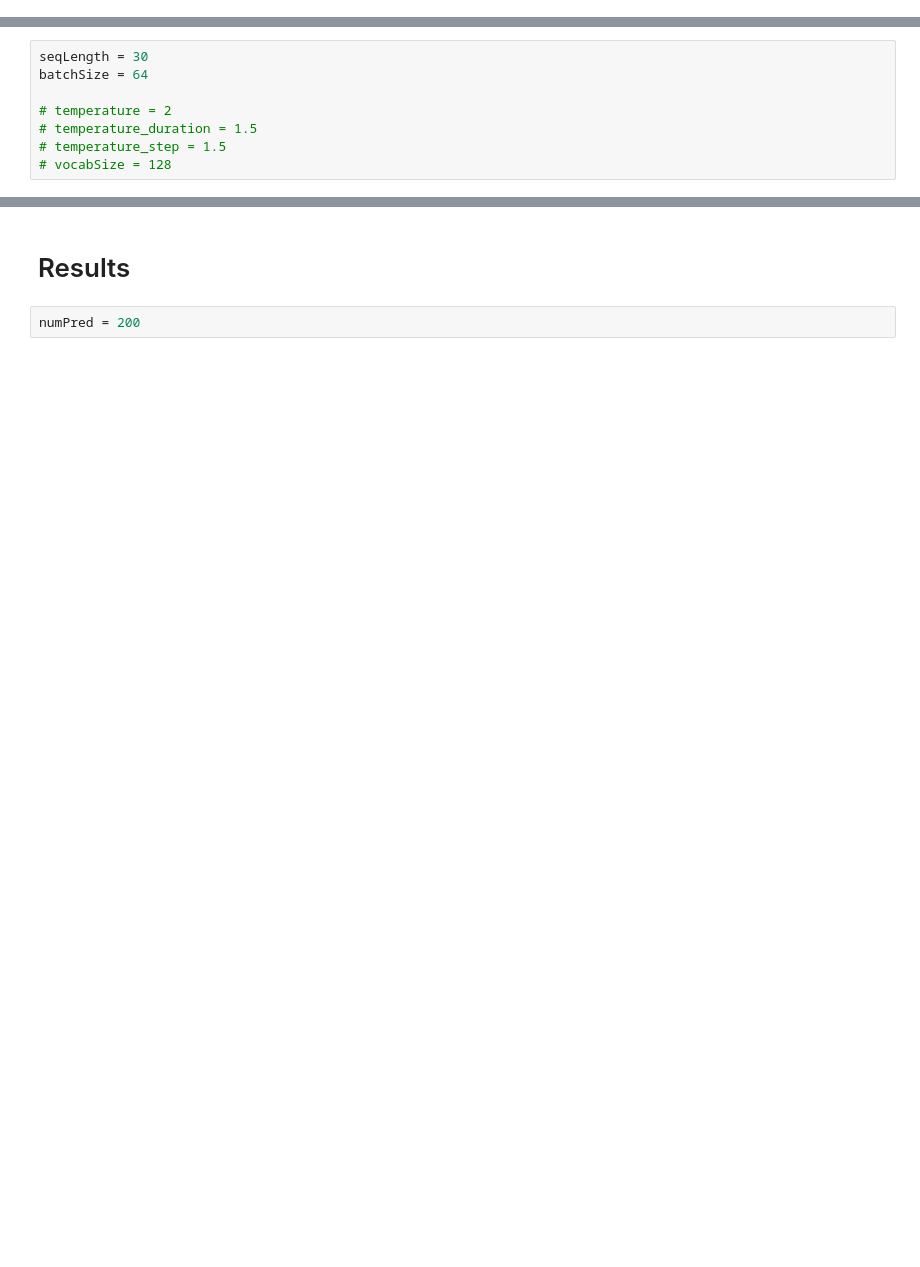
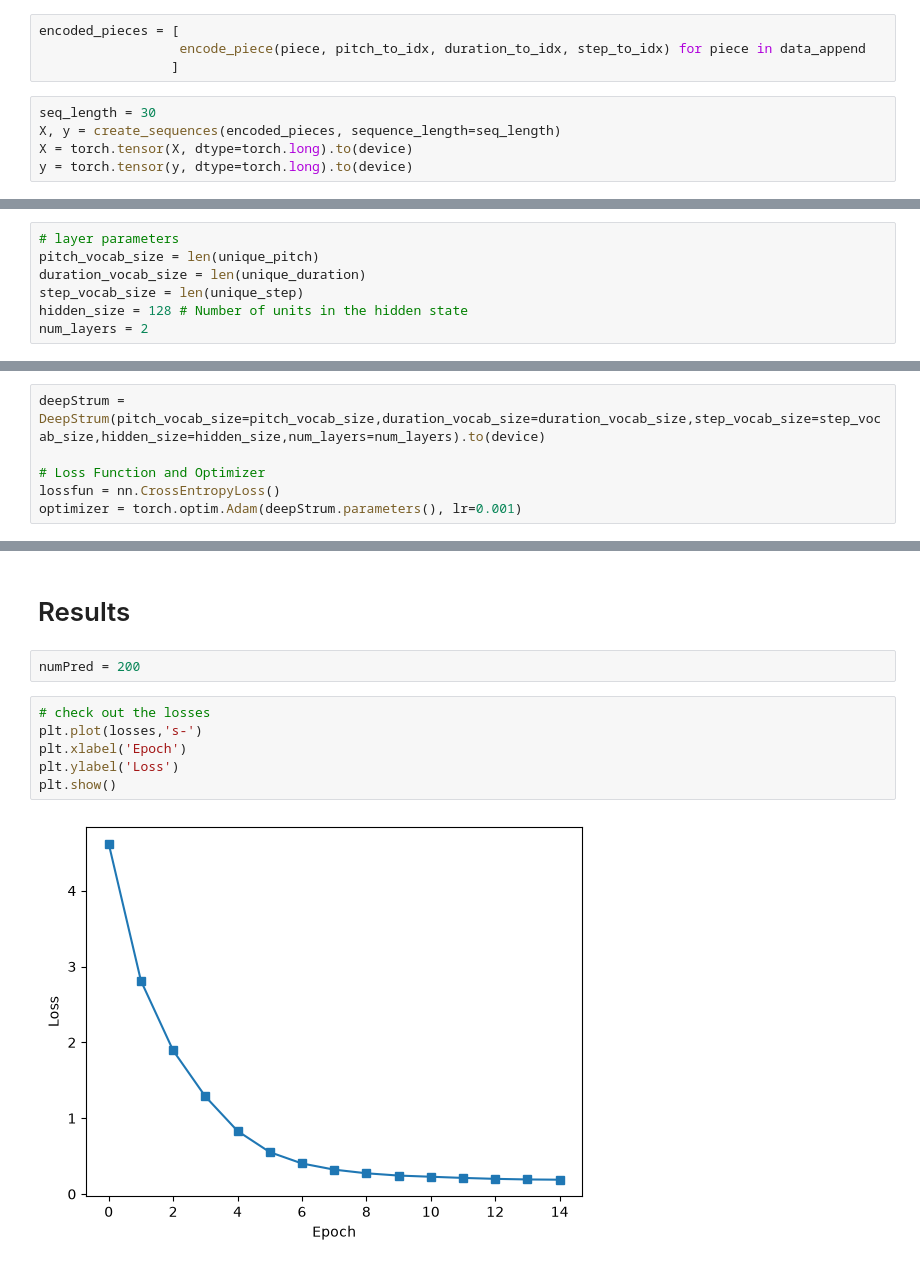
Before and after one commit to ArzamendiaA/GuaraniaNeuralComposer, a Jupyter notebook: main.ipynb, the cells around one changed output, grey strips where cells are left out. Drawn from its saved outputs; the diff is of its cells as text; blank space fills up the shorter version.

Commit message:
DeepStrum First Working Model

```diff
--- a/main.ipynb
+++ b/main.ipynb
@@ -34,0 +159,9 @@ datasetGuarania/
+# %%
+encoded_pieces = [
+                  encode_piece(piece, pitch_to_idx, duration_to_idx, step_to_idx) for piece in data_append
+                 ]
+# %%
+seq_length = 30
+X, y = create_sequences(encoded_pieces, sequence_length=seq_length)
+X = torch.tensor(X, dtype=torch.long).to(device)
+y = torch.tensor(y, dtype=torch.long).to(device)
@@ -35,4 +188,11 @@ datasetGuarania/
 # %% [markdown]
 # Model Definition
+# %%
+# layer parameters
+pitch_vocab_size = len(unique_pitch)
+duration_vocab_size = len(unique_duration)
+step_vocab_size = len(unique_step)
+hidden_size = 128 # Number of units in the hidden state
+num_layers = 2
 # %%
 class DeepStrum(nn.Module):
@@ -41,10 +232,8 @@ class DeepStrum(nn.Module):
 # %%
-seqLength = 30
-batchSize = 64
+deepStrum = DeepStrum(pitch_vocab_size=pitch_vocab_size,duration_vocab_size=duration_vocab_size,step_vocab_size=step_vocab_size,hidden_size=hidden_size,num_layers=num_layers).to(device)
 
-# temperature = 2
-# temperature_duration = 1.5
-# temperature_step = 1.5
-# vocabSize = 128
+# Loss Function and Optimizer
+lossfun = nn.CrossEntropyLoss()
+optimizer = torch.optim.Adam(deepStrum.parameters(), lr=0.001)
 # %% [markdown]
 # Training
@@ -52,3 +296,11 @@ batchSize = 64
 # Results
 # %%
 numPred = 200
+# %%
+# check out the losses
+plt.plot(losses,'s-')
+plt.xlabel('Epoch')
+plt.ylabel('Loss')
+plt.show()
+# %% [output]
+[figure, added]
```
Also changed, not shown: parts of 16 cells of this notebook, 1 other file.
